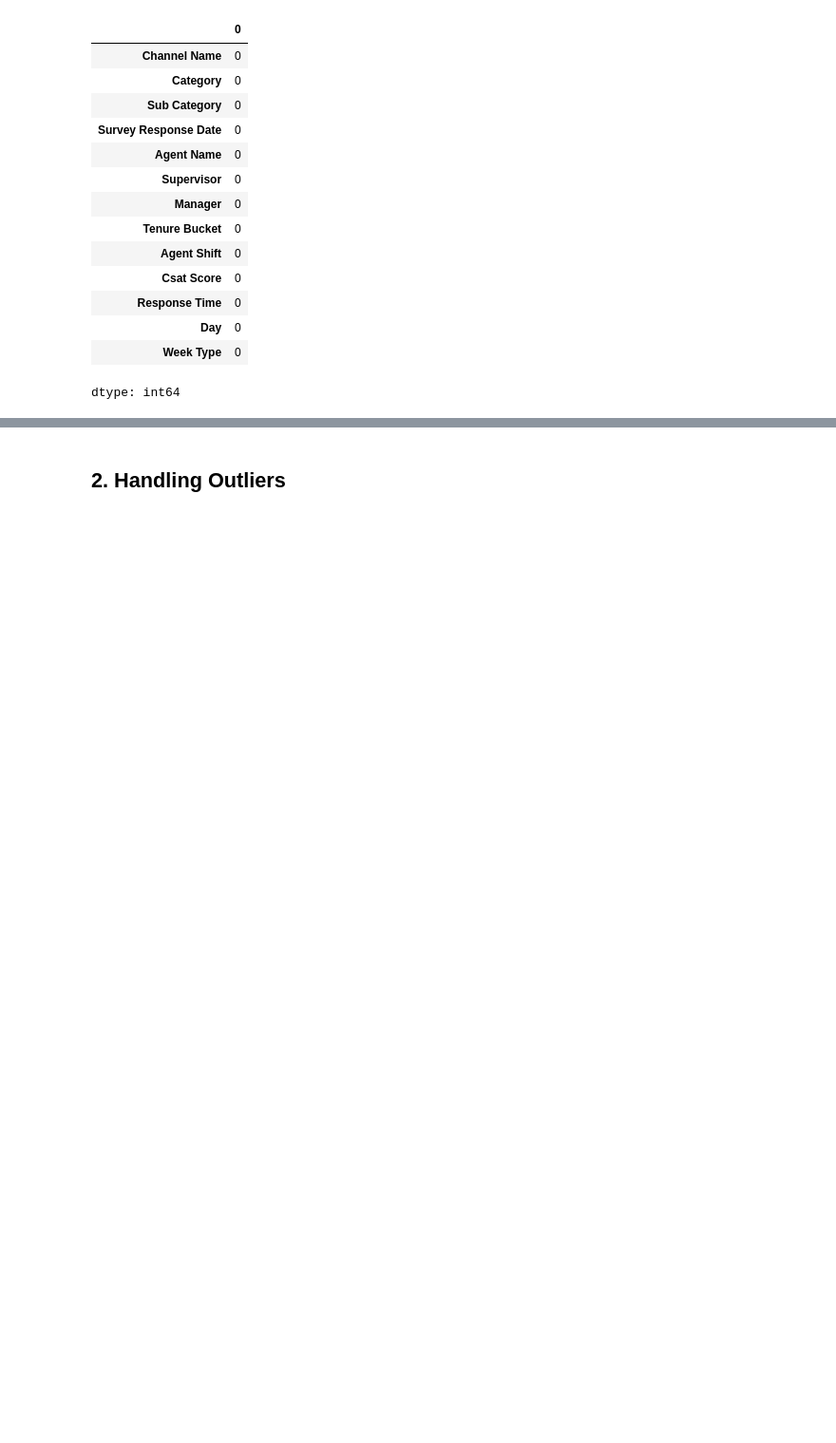
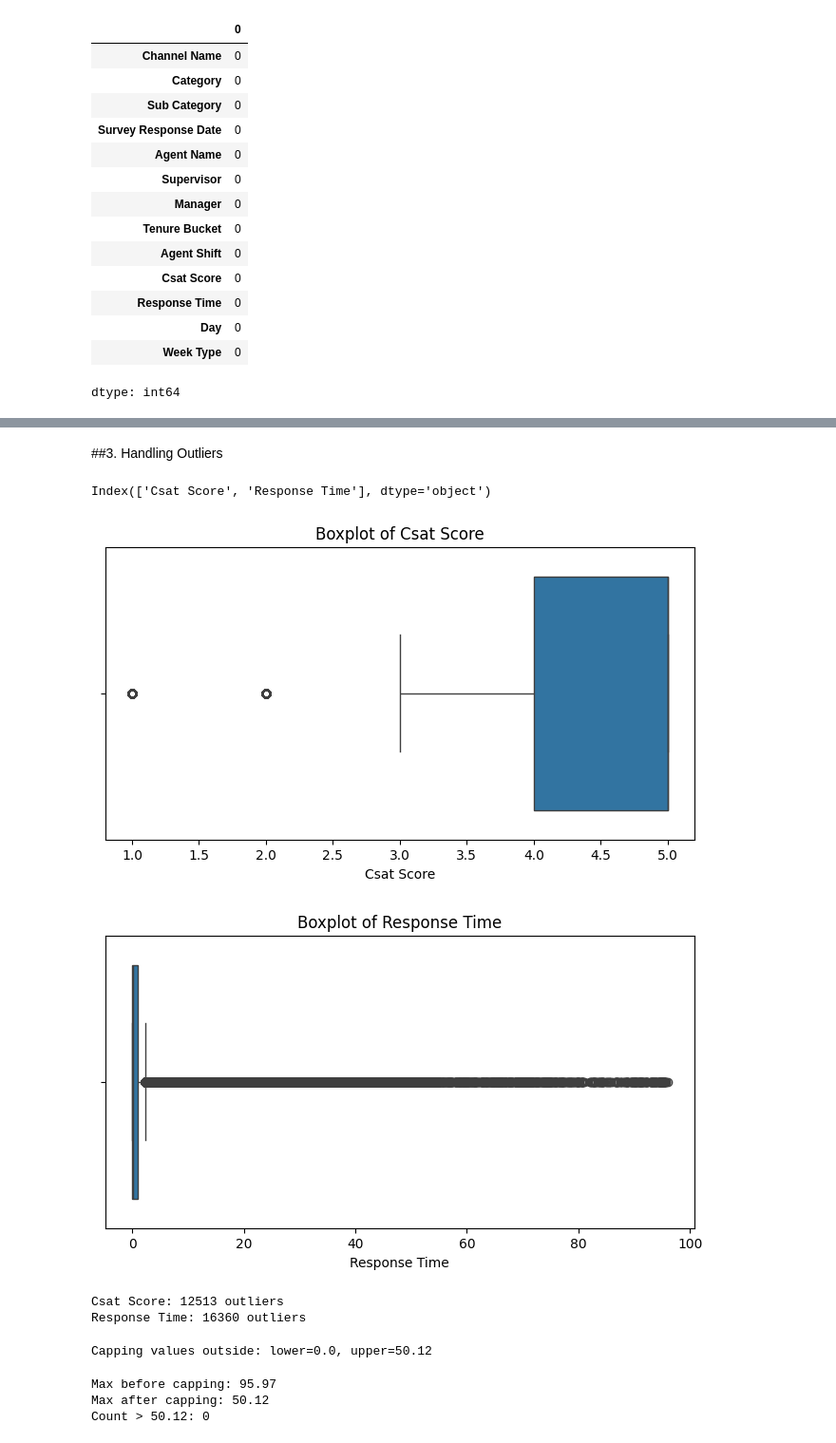
Before and after one commit to Jan2309jr/csat-prediction, a Jupyter notebook: csat_score_prediction.ipynb, the cells around one changed output, grey strips where cells are left out. Shown at 95% size. Saved outputs shown, nothing was run; the diff lists cells and outputs as text; code cells hidden in the pictures; blank space fills up the shorter version.

```diff
--- a/csat_score_prediction.ipynb
+++ b/csat_score_prediction.ipynb
@@ -763,0 +831,14 @@ dtype: int64
+# %%
+categorical_cols = [
+    'Channel Name', 'Category', 'Sub Category', 'Agent Name',
+    'Supervisor', 'Manager', 'Tenure Bucket', 'Agent Shift',
+    'Day', 'Week Type'
+]
+# %%
+#Label encoding
+label_encoders = {}
+for col in categorical_cols:
+    le = LabelEncoder()
+    df_encoded[col] = le.fit_transform(df_encoded[col])
+    label_encoders[col] = le  # Save the encoder for later decoding
+print(df_encoded[categorical_cols].head())
@@ -763,0 +859,3 @@ dtype: int64
+# %%
+with open('label_encoders.pkl', 'wb') as f:
+    pickle.dump(label_encoders, f)
@@ -764,2 +880,55 @@ dtype: int64
 # %% [markdown]
-## 2. Handling Outliers
+##3. Handling Outliers
+# %%
+num_cols = df.select_dtypes(include=['int64', 'float64']).columns
+num_cols
+# %% [output]
+Index(['Csat Score', 'Response Time'], dtype='object')
+# %%
+max_before= df_encoded['Response Time'].max()
+for col in num_cols:
+    plt.figure(figsize=(8, 4))
+    sb.boxplot(x=df[col])
+    plt.title(f'Boxplot of {col}')
+    plt.show()
+# %% [output]
+[figure, added]
+[figure, added]
+# %%
+#detecting ouliers
+def detect_outliers_iqr(data, col):
+    Q1 = data[col].quantile(0.25)
+    Q3 = data[col].quantile(0.75)
+    IQR = Q3 - Q1
+    lower = Q1 - 1.5 * IQR
+    upper = Q3 + 1.5 * IQR
+    return data[(data[col] < lower) | (data[col] > upper)]
+#counting outliers for each columns
+for col in num_cols:
+    outliers = detect_outliers_iqr(df, col)
+    print(f"{col}: {len(outliers)} outliers")
+# %% [output]
+Csat Score: 12513 outliers
+Response Time: 16360 outliers
+# %%
+#csat will get balanced so need to handle outliers now
+#capping reponse time to manage outliers
+# Cap 'Response Time' at 1st and 99th percentile
+q1 = df_encoded['Response Time'].quantile(0.01)
+q99 = df_encoded['Response Time'].quantile(0.99)
+
+print(f"Capping values outside: lower={q1}, upper={q99}")
+
+# Apply capping
+df_encoded['Response Time'] = df_encoded['Response Time'].clip(lower=q1, upper=q99)
+# %% [output]
+Capping values outside: lower=0.0, upper=50.12
+# %%
+# Check max before and after
+print("Max before capping:", max_before)
+print("Max after capping:", df_encoded['Response Time'].max())
+print("Count > 50.12:", (df_encoded['Response Time'] > 50.12).sum())
+# %% [output]
+Max before capping: 95.97
+Max after capping: 50.12
+Count > 50.12: 0
```
Also changed, not shown: parts of 84 cells of this notebook.
